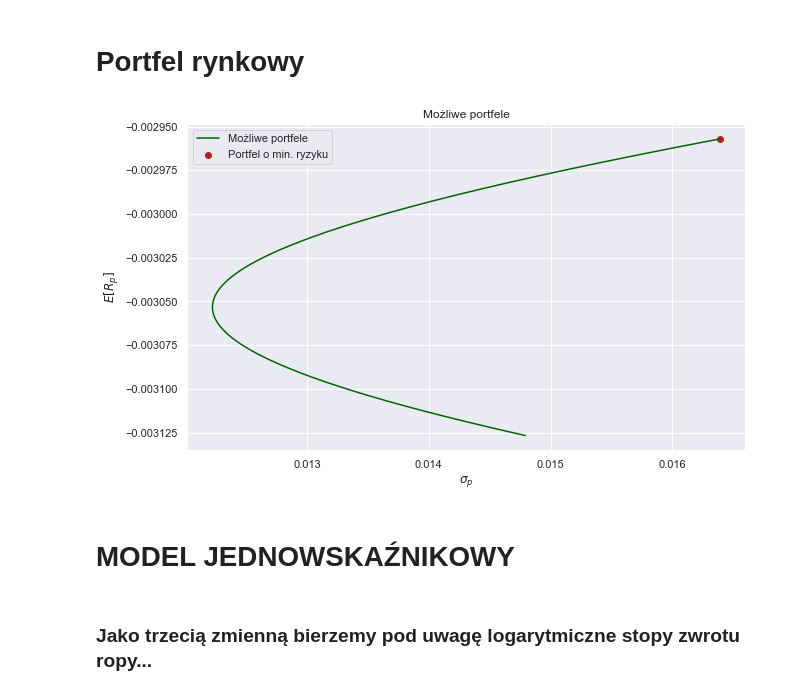
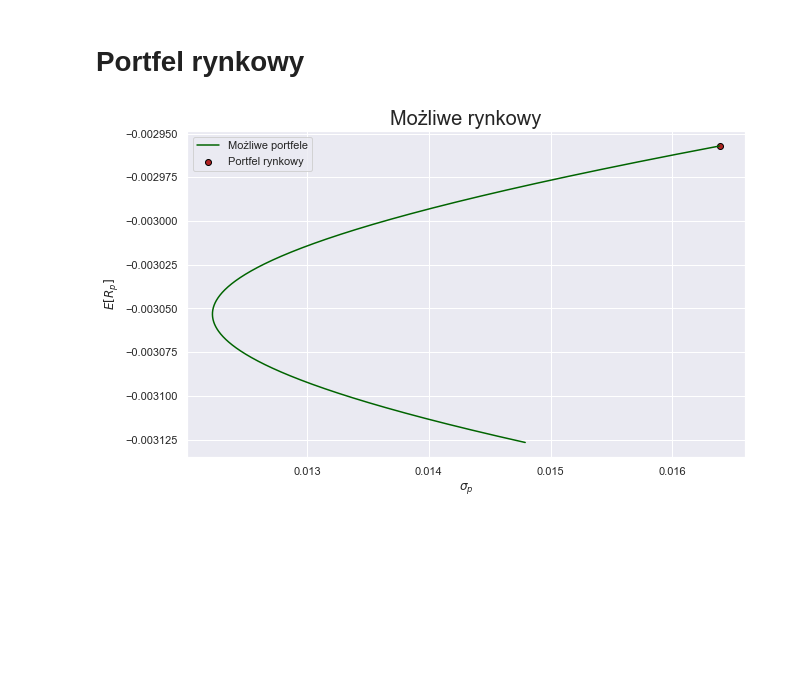
Before and after one commit to Szymex49/NVIDIA_risk_management, a Jupyter notebook: Raport_3/Wiktorowski.ipynb, the cells around one changed output. Drawn from its saved outputs; the diff is of its cells as text; code cells hidden in the pictures; blank space fills up the shorter version.

```diff
--- a/Raport_3/Wiktorowski.ipynb
+++ b/Raport_3/Wiktorowski.ipynb
@@ -303,19 +283,15 @@ def portfolio3(R1, R2, R_f,wf):
     E_max = E[idx]
     return s, E, s[idx], E_max, idx
 # %%
-s, E, s_min, E_min, idx = portfolio3(R1, R2, -0.3,0.009)
+s, E, s_min, E_max, idx = portfolio3(R1, R2, -0.3,0.009)
 
 portfig, ax = plt.subplots(figsize = (10, 6))
 plt.plot(s, E, color = 'darkgreen', label = 'Możliwe portfele')
-plt.scatter(s_min, E_min, color = 'firebrick', label = 'Portfel o min. ryzyku')
-plt.title('Możliwe portfele')
+plt.scatter(s_min, E_max, color = 'firebrick', label = 'Portfel rynkowy', edgecolors = 'black', linewidth = 1)
+plt.title('Możliwe rynkowy', fontsize = 20)
 plt.xlabel('$\sigma_p$')
 plt.ylabel('$E[R_p]$')
 plt.legend()
 plt.show()
 # %% [output]
-[figure, old version]
+[figure, new version]
-# %% [markdown]
-# MODEL JEDNOWSKAŹNIKOWY
-# %% [markdown]
-### Jako trzecią zmienną bierzemy pod uwagę logarytmiczne stopy zwrotu ropy...
```
Also changed, not shown: parts of 78 cells of this notebook.
